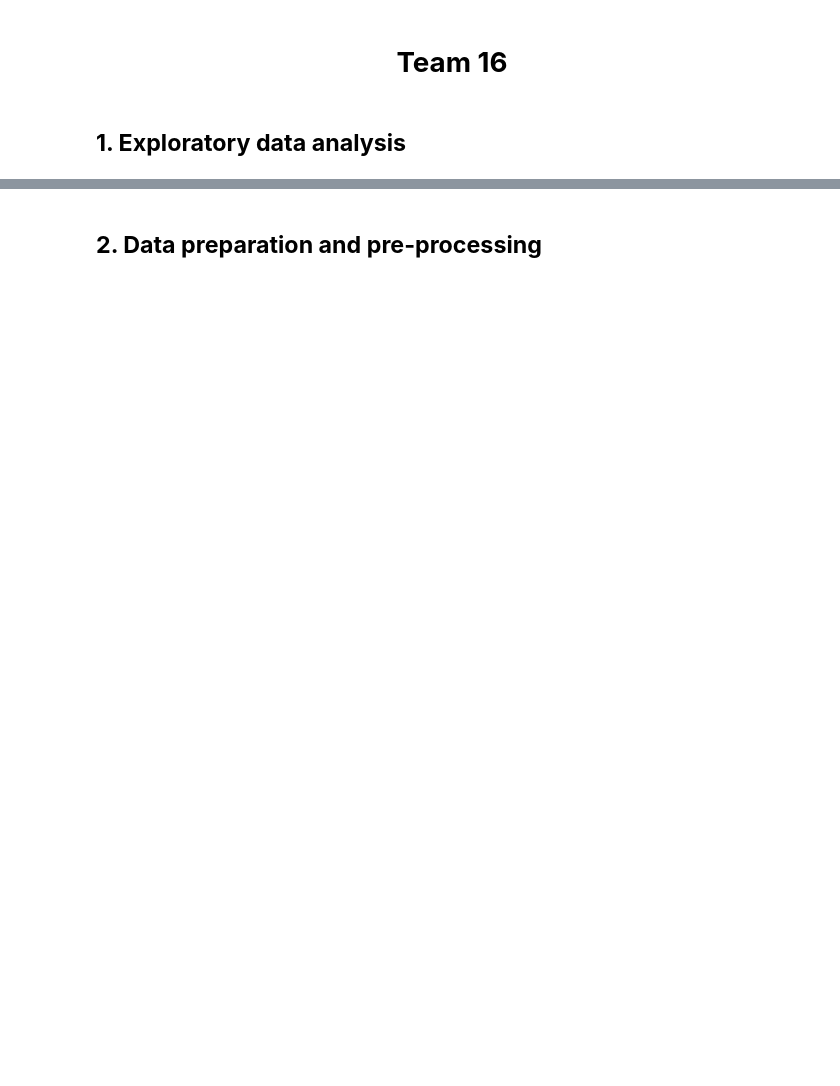
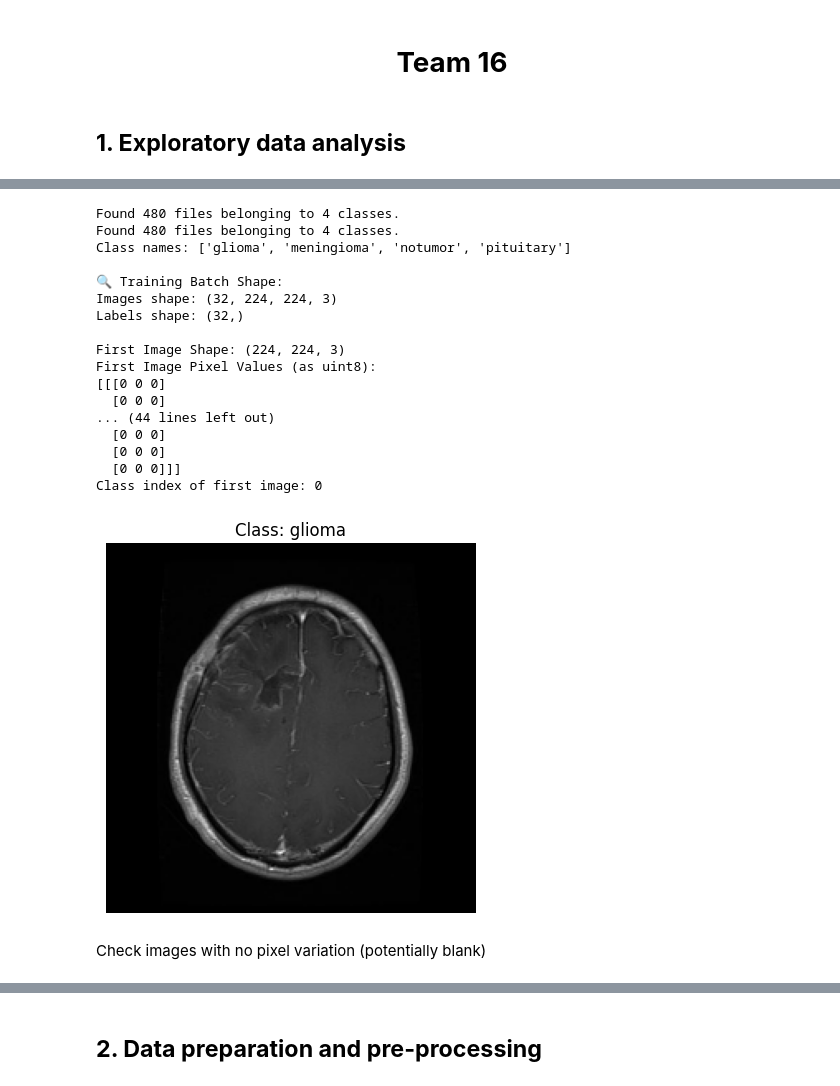
Before and after one commit to 2300914/CSC3109_ML, a Jupyter notebook: T16.ipynb, the cells around one changed output, grey strips where cells are left out. Saved outputs shown, nothing was run; the diff lists cells and outputs as text; code cells hidden in the pictures; blank space fills up the shorter version.

```diff
--- a/T16.ipynb
+++ b/T16.ipynb
@@ -291,3 +333,77 @@ max    1019.000000  1149.000000
   Consider re-splitting your dataset to ensure strict separation between training and test data if this is unintentional.
 
 EDA Complete!
+# %%
+import tensorflow as tf
+import numpy as np
+import matplotlib.pyplot as plt
+import os # Import os module to use os.path.join
+
+# Load datasets
+# Define paths
+# Correct the DATASET_PATH to point to the root of your dataset on Google Drive
+DATASET_PATH = "drive/MyDrive/dataset"
+
+CLASSES = ['glioma', 'meningioma', 'notumor', 'pituitary']
+
+# Use os.path.join with the DATASET_PATH variable
+train_ds = tf.keras.utils.image_dataset_from_directory(
+    os.path.join(DATASET_PATH, "training", "dataset_16"),
+    image_size=(224, 224),   # You can change this size
+    batch_size=32,
+    shuffle=False
+)
+
+# Update the test path as well to use DATASET_PATH
+test_ds = tf.keras.utils.image_dataset_from_directory(
+    os.path.join(DATASET_PATH, "test"), # Assuming the test data is directly under 'test'
+    image_size=(224, 224),
+    batch_size=32
+)
+
+# View class names
+print("Class names:", train_ds.class_names)
+
+# Inspect one batch from training dataset
+for images, labels in train_ds.take(1):
+    print("\n🔍 Training Batch Shape:")
+    print("Images shape:", images.shape)  # (batch_size, height, width, channels)
+    print("Labels shape:", labels.shape)
+
+    # Get first image
+    image = images[0].numpy()
+    label = labels[0].numpy()
+
+    print("\nFirst Image Shape:", image.shape)
+    print("First Image Pixel Values (as uint8):")
+    print(image.astype(np.uint8))  # You can also use np.round(image) for cleaner output
+    print("Class index of first image:", label)
+    break
+
+
+# Display the first image
+plt.imshow(image.astype("uint8"))  # Convert to uint8 for proper color rendering
+plt.title(f"Class: {train_ds.class_names[label]}")
+plt.axis("off")
+plt.show()
+# %% [output]
+Found 480 files belonging to 4 classes.
+Found 480 files belonging to 4 classes.
+Class names: ['glioma', 'meningioma', 'notumor', 'pituitary']
+
+🔍 Training Batch Shape:
+Images shape: (32, 224, 224, 3)
+Labels shape: (32,)
+
+First Image Shape: (224, 224, 3)
+First Image Pixel Values (as uint8):
+[[[0 0 0]
+  [0 0 0]
+... (44 lines left out)
+  [0 0 0]
+  [0 0 0]
+  [0 0 0]]]
+Class index of first image: 0
+[figure, added]
+# %% [markdown]
+Check images with no pixel variation (potentially blank)
```
Also changed, not shown: parts of 16 cells of this notebook.
